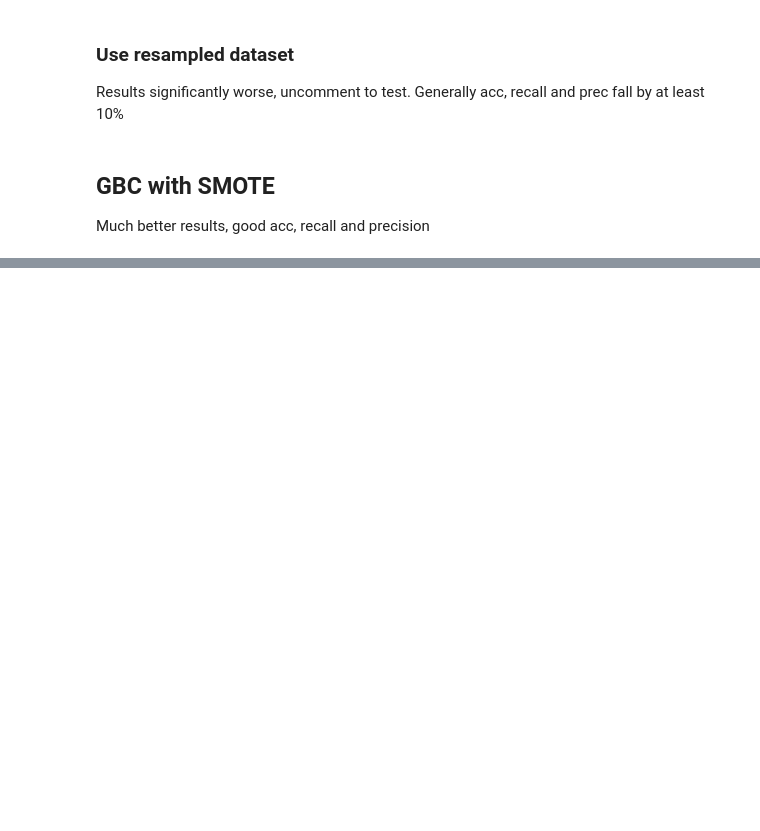
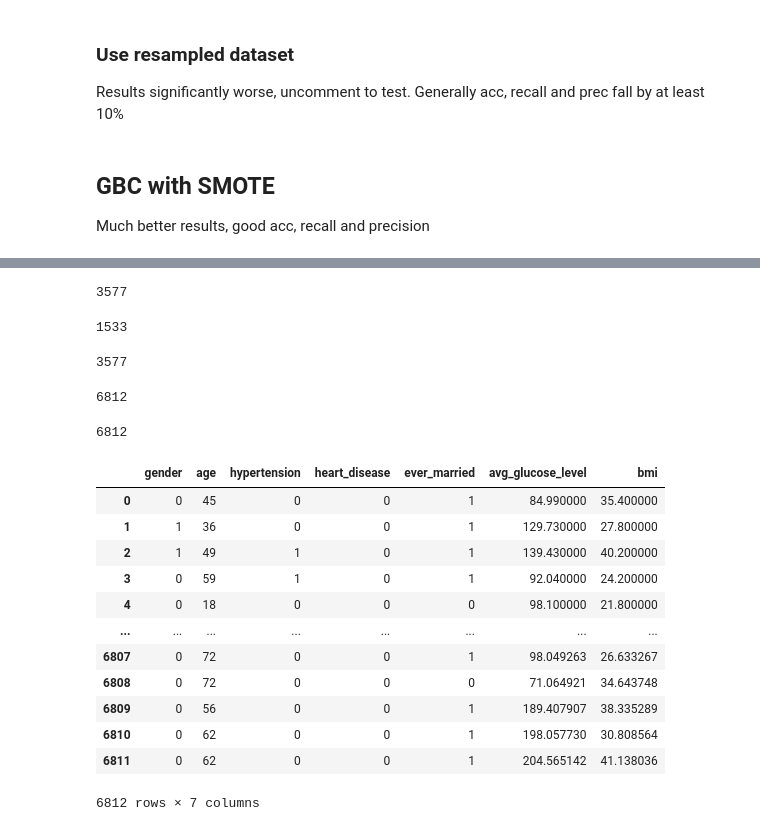
Before and after one commit to AaronNorwood/SIT307GroupAssignment2, a Jupyter notebook: Trees.ipynb, the cells around one changed output, grey strips where cells are left out. Drawn from its saved outputs; the diff is of its cells as text; code cells hidden in the pictures; blank space fills up the shorter version.

```diff
--- a/Trees.ipynb
+++ b/Trees.ipynb
@@ -502,7 +504,12 @@ Results significantly worse, uncomment to test. Generally acc, recall and prec f
 ## GBC with SMOTE
 Much better results, good acc, recall and precision
 # %%
-X_train, X_test, y_train, y_test = train_test_split(X_smote, y_smote, test_size=0.3)
+X_train, X_test, y_train, y_test = train_test_split(data, target, test_size=0.3)
+
+X_smote, y_smote = SMOTE().fit_resample(X_train, y_train)
+
+counter = Counter(y_smote)
+print('After',counter)
 
 gb_clf = GradientBoostingClassifier(loss='deviance',
                                     max_depth=10,
@@ -511,7 +518,7 @@ gb_clf = GradientBoostingClassifier(loss='deviance',
                                     random_state=42,
                                     criterion='friedman_mse',
                                     min_samples_split=0.01).fit(X_train, y_train)
-gb_clf.fit(X_train,y_train)
+gb_clf.fit(X_smote,y_smote)
 pred = gb_clf.predict(X_test)
 
 print(classification_report(y_test,pred))
@@ -531,0 +544,36 @@ array([[1351,   88],
+# %%
+len(X_train)
+# %% [output]
+3577
+# %%
+len(y_test)
+# %% [output]
+1533
+# %%
+len(y_train)
+# %% [output]
+3577
+# %%
+len(X_smote)
+# %% [output]
+6812
+# %%
+len(y_smote)
+# %% [output]
+6812
+# %%
+X_smote
+# %% [output]
+|  | gender | age | hypertension | heart_disease | ever_married | avg_glucose_level | bmi |
+| 0 | 0 | 45 | 0 | 0 | 1 | 84.990000 | 35.400000 |
+| 1 | 1 | 36 | 0 | 0 | 1 | 129.730000 | 27.800000 |
+| 2 | 1 | 49 | 1 | 0 | 1 | 139.430000 | 40.200000 |
+| 3 | 0 | 59 | 1 | 0 | 1 | 92.040000 | 24.200000 |
+| 4 | 0 | 18 | 0 | 0 | 0 | 98.100000 | 21.800000 |
+| ... | ... | ... | ... | ... | ... | ... | ... |
+| 6807 | 0 | 72 | 0 | 0 | 1 | 98.049263 | 26.633267 |
+| 6808 | 0 | 72 | 0 | 0 | 0 | 71.064921 | 34.643748 |
+| 6809 | 0 | 56 | 0 | 0 | 1 | 189.407907 | 38.335289 |
+| 6810 | 0 | 62 | 0 | 0 | 1 | 198.057730 | 30.808564 |
+| 6811 | 0 | 62 | 0 | 0 | 1 | 204.565142 | 41.138036 |
+6812 rows × 7 columns
```
Also changed, not shown: parts of 8 cells of this notebook.
